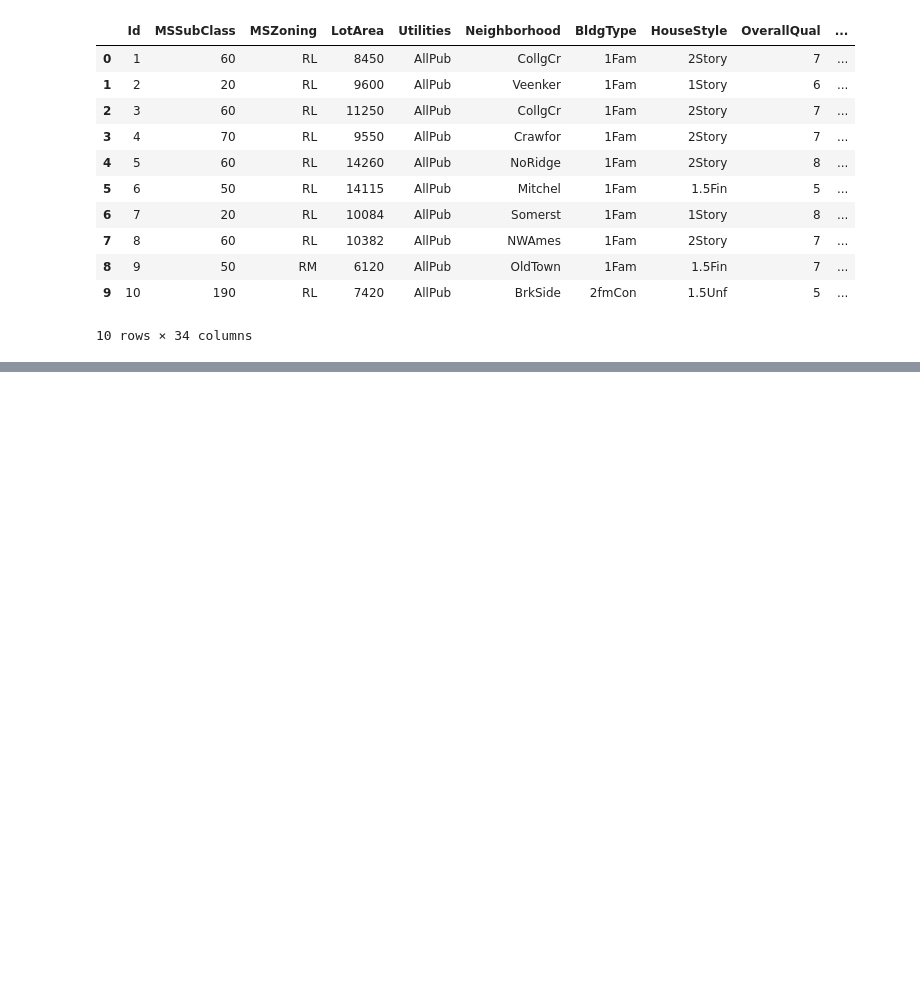
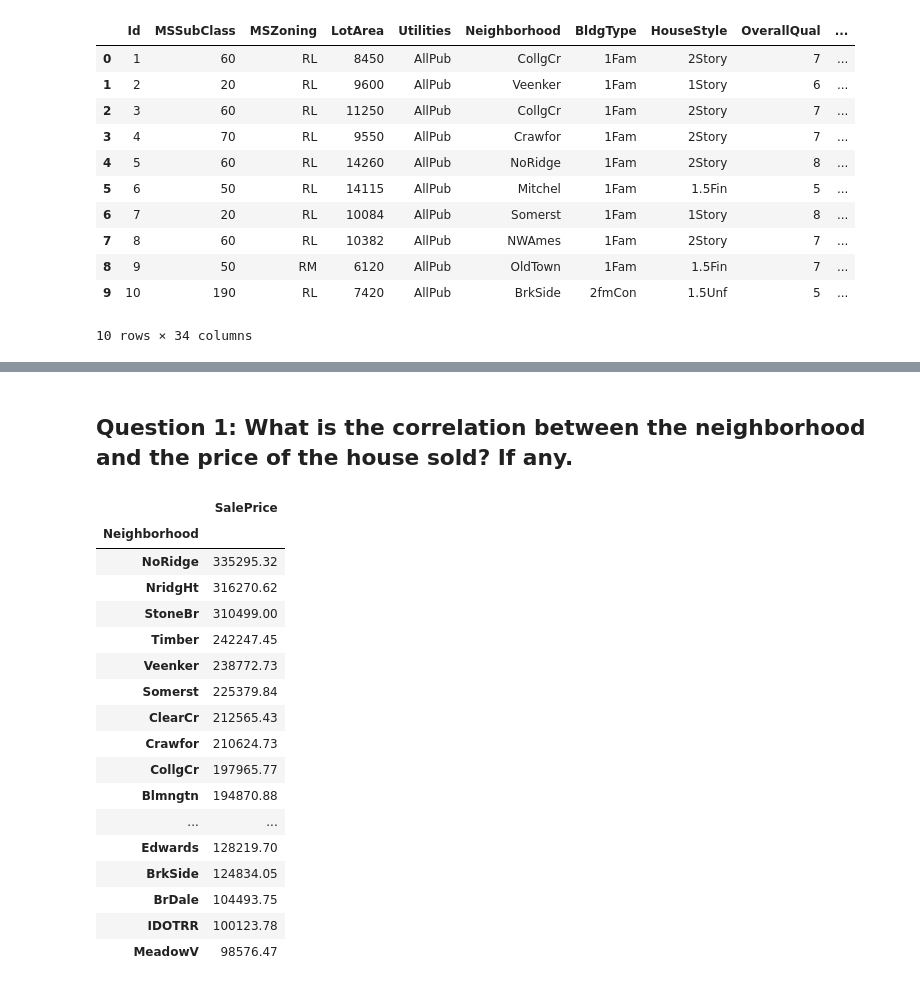
Before and after one commit to olubunmii/housePrice_EDA, a Jupyter notebook: Src/house_pricing.ipynb, the cells around one changed output, grey strips where cells are left out. Saved outputs shown, nothing was run; the diff lists cells and outputs as text; code cells hidden in the pictures; blank space fills up the shorter version.

```diff
--- a/Src/house_pricing.ipynb
+++ b/Src/house_pricing.ipynb
@@ -22,0 +43,26 @@ housingdf.head(10)
+# %% [markdown]
+## **Question 1: What is the correlation between the neighborhood and the price of the house sold? If any.**
+# %%
+housingdf[['Neighborhood', 'SalePrice']]
+nhood_df = housingdf.groupby('Neighborhood')
+mostexpensive_nhood_df = nhood_df.mean('SalePrice')[['SalePrice']].round(2).sort_values(by = 'SalePrice', ascending = False)
+mostexpensive_nhood_df
+# %% [output]
+|  | SalePrice |
+| Neighborhood |  |
+| NoRidge | 335295.32 |
+| NridgHt | 316270.62 |
+| StoneBr | 310499.00 |
+| Timber | 242247.45 |
+| Veenker | 238772.73 |
+| Somerst | 225379.84 |
+| ClearCr | 212565.43 |
+| Crawfor | 210624.73 |
+| CollgCr | 197965.77 |
+| Blmngtn | 194870.88 |
+| ... | ... |
+| Edwards | 128219.70 |
+| BrkSide | 124834.05 |
+| BrDale | 104493.75 |
+| IDOTRR | 100123.78 |
+| MeadowV | 98576.47 |
```
Also changed, not shown: parts of 3 cells of this notebook, 7 other files.
